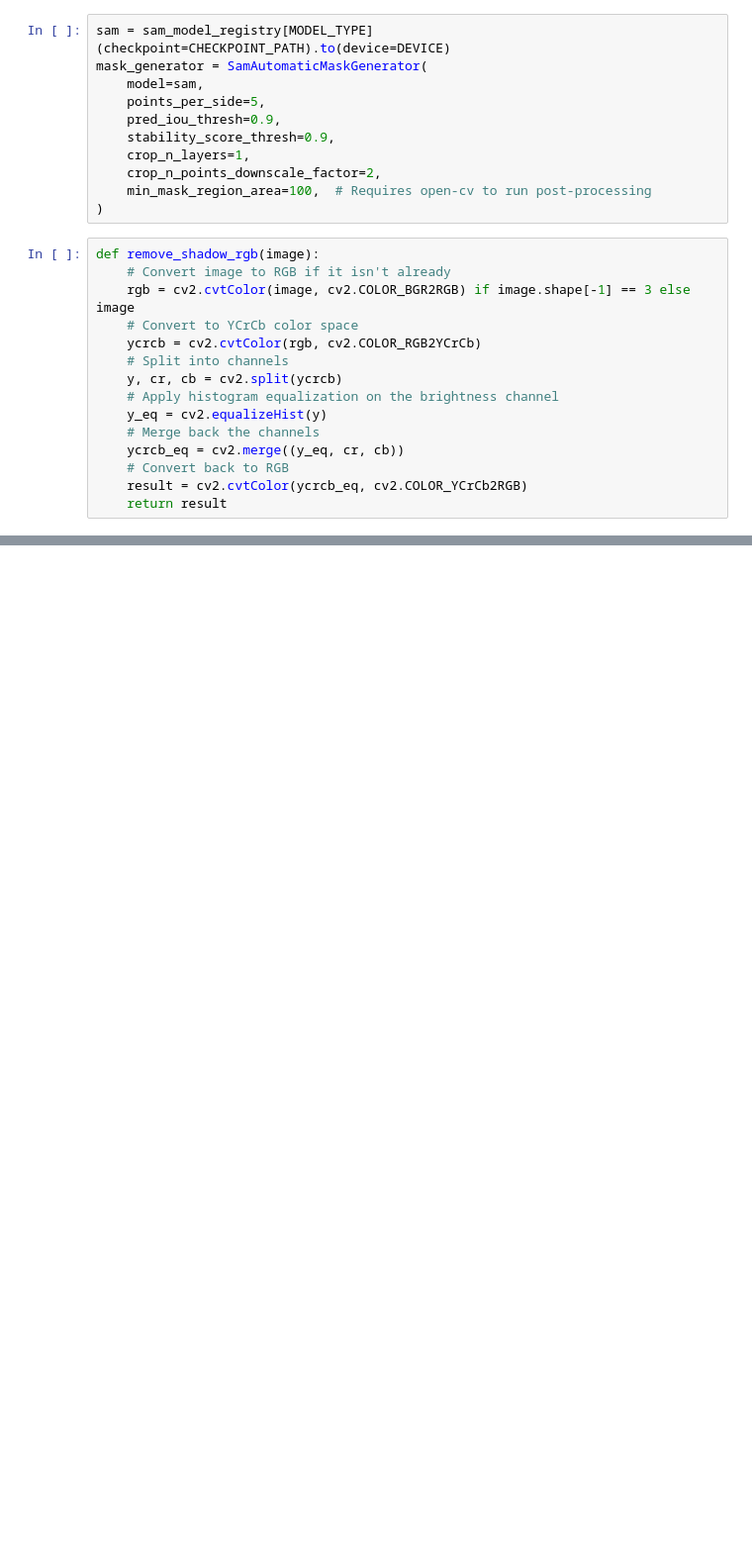
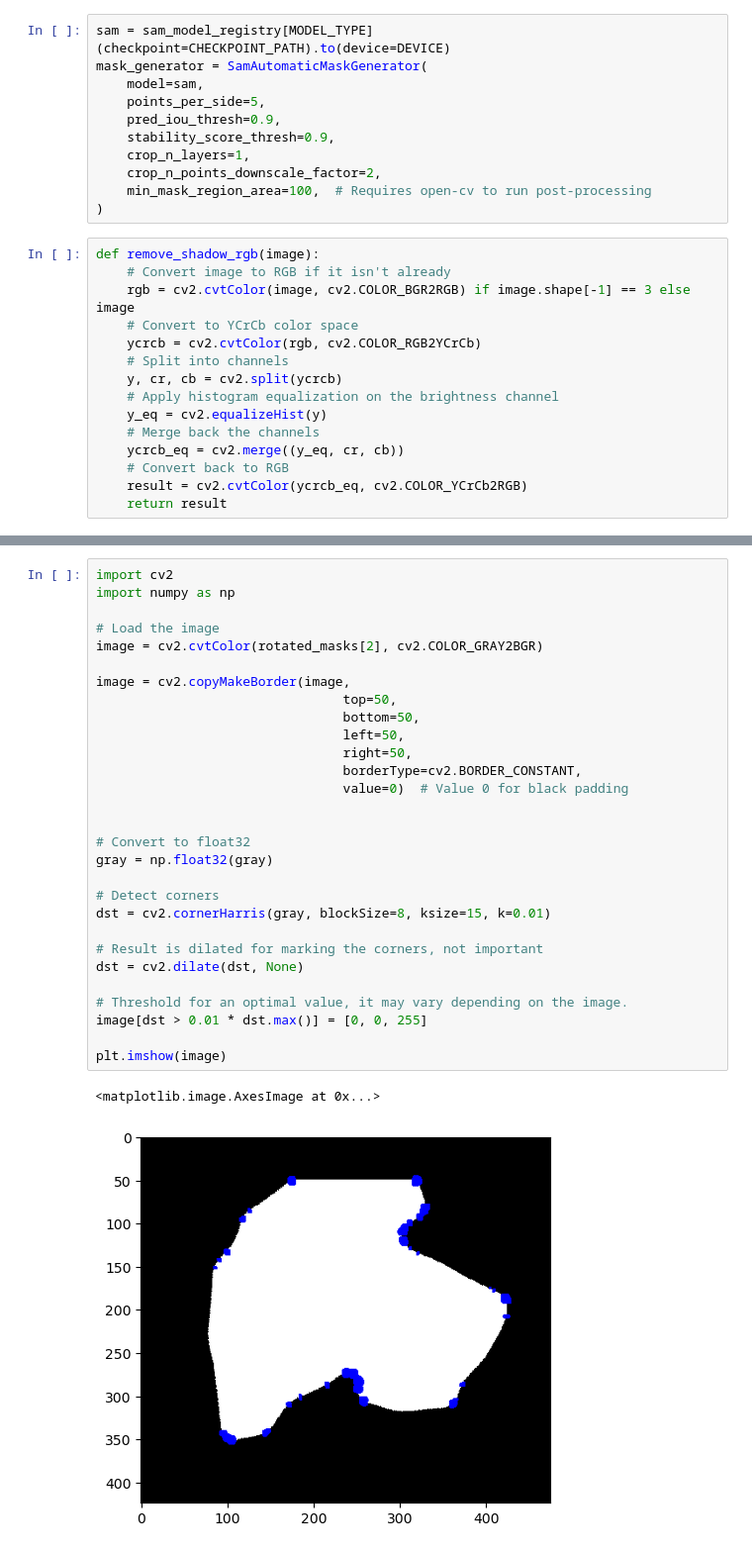
Before and after one commit to kohnmart/master-projekt, a Jupyter notebook: notebooks/pytorch/segmentation/sam_segmentation.ipynb, the cells around one changed output, grey strips where cells are left out. Shown at 99% size. Saved outputs shown, nothing was run; the diff lists cells and outputs as text; blank space fills up the shorter version.

```diff
--- a/notebooks/pytorch/segmentation/sam_segmentation.ipynb
+++ b/notebooks/pytorch/segmentation/sam_segmentation.ipynb
@@ -591,0 +334,32 @@ Average Angle:  46.98212294177437
+# %%
+import cv2
+import numpy as np
+
+# Load the image
+image = cv2.cvtColor(rotated_masks[2], cv2.COLOR_GRAY2BGR)
+
+image = cv2.copyMakeBorder(image,
+                                top=50,
+                                bottom=50,
+                                left=50,
+                                right=50,
+                                borderType=cv2.BORDER_CONSTANT,
+                                value=0)  # Value 0 for black padding
+
+
+# Convert to float32
+gray = np.float32(gray)
+
+# Detect corners
+dst = cv2.cornerHarris(gray, blockSize=8, ksize=15, k=0.01)
+
+# Result is dilated for marking the corners, not important
+dst = cv2.dilate(dst, None)
+
+# Threshold for an optimal value, it may vary depending on the image.
+image[dst > 0.01 * dst.max()] = [0, 0, 255]
+
+plt.imshow(image)
+# %% [output]
+<matplotlib.image.AxesImage at 0x...>
+[figure, added]
```
Also changed, not shown: parts of 10 cells of this notebook, 4 other files.
